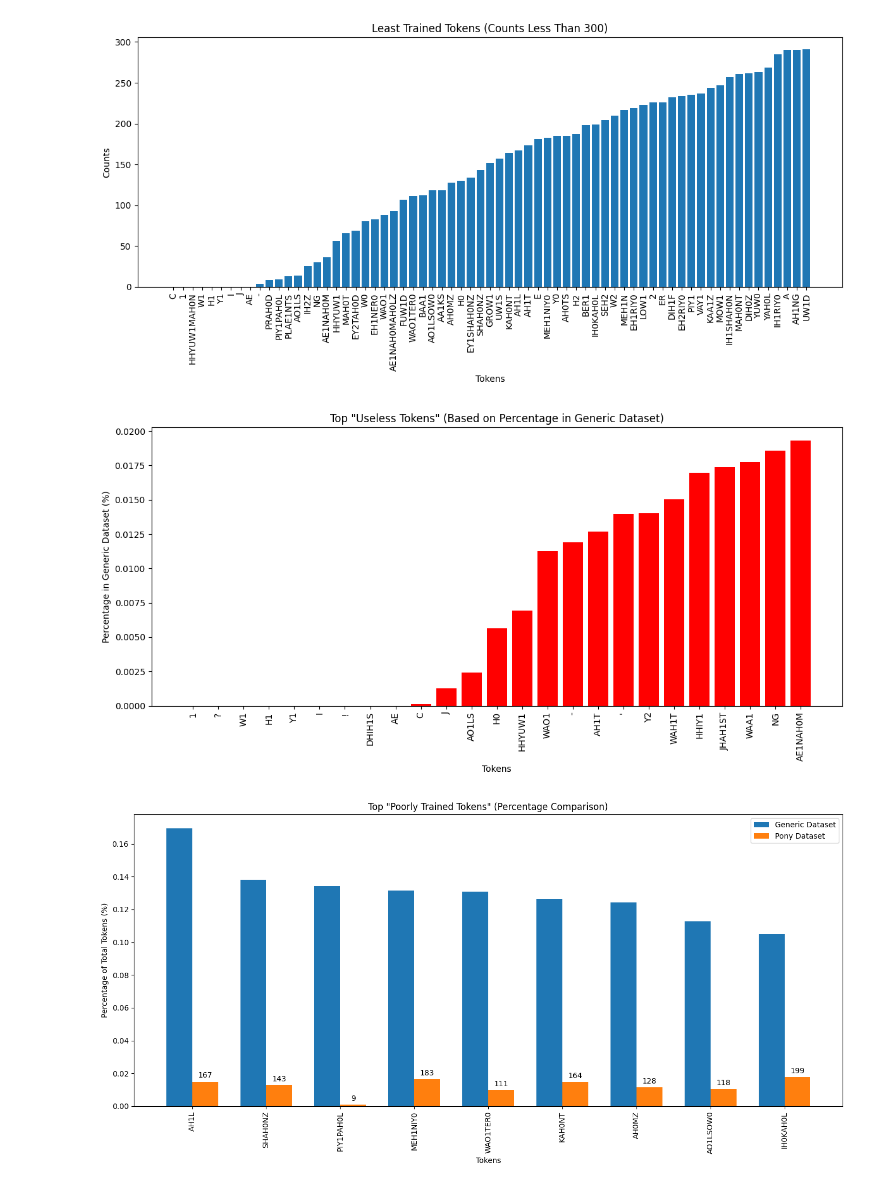
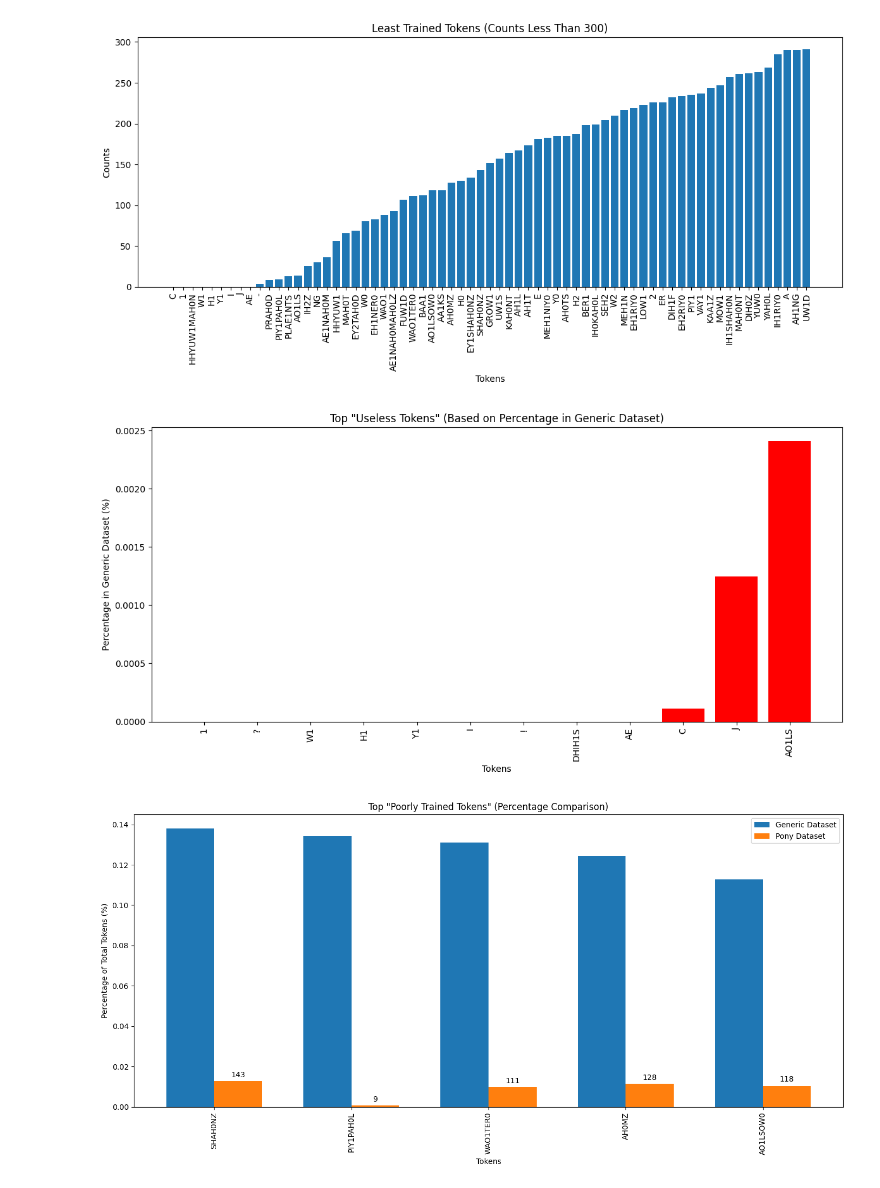
Before and after one commit to synthbot-anon/sample-code, a Jupyter notebook: notebooks/tokenizer_analysis.ipynb, the cells around one changed output. Saved outputs shown, nothing was run; the diff lists cells and outputs as text; code cells hidden in the pictures.

```diff
--- a/notebooks/tokenizer_analysis.ipynb
+++ b/notebooks/tokenizer_analysis.ipynb
@@ -131,7 +131,7 @@ dataset_token_percentages = {
 }
 
 # Step 2: Define Thresholds Based on Percentages
-useless_percentage_threshold = 0.02  # Tokens less than 0.01% are considered 'useless'
+useless_percentage_threshold = 0.005  # Tokens less than 0.005% are considered 'useless'
 
 # Step 3: Identify 'Useless Tokens'
 useless_tokens = {
@@ -167,12 +167,12 @@ plt.xticks(rotation=90)
 plt.tight_layout()
 plt.show()
 # %% [output]
-[figure, old version]
+[figure, new version]
 # %%
 ## Visualize 'Poorly Trained Tokens'
 
 # Define a percentage threshold for 'underrepresented' in Pony
-dataset_underrepresented_threshold = 200  # Tokens that appear less than 200 times in Pony
+dataset_underrepresented_threshold = 150  # Tokens that appear less than 150 times in Pony
 common_percentage_threshold = 0.1    # Tokens more than 0.1% are considered 'common' in generic dataset
 
 poorly_trained_tokens = {
@@ -204,34 +204,34 @@ dataset_percentages_poorly_trained = dataset_percentages_poorly_trained[:top_n_p
 dataset_counts_poorly_trained = dataset_counts_poorly_trained[:top_n_poorly_trained]
 
 # Plotting 'Poorly Trained Tokens'
 x = np.arange(len(tokens_poorly_trained))
 width = 0.35
 
 fig, ax = plt.subplots(figsize=(14, 7))
 rects1 = ax.bar(x - width/2, generic_percentages_poorly_trained, width, label='Generic Dataset')
 rects2 = ax.bar(x + width/2, dataset_percentages_poorly_trained, width, label='Pony Dataset')
 
 # Add labels and title
 ax.set_xlabel('Tokens')
 ax.set_ylabel('Percentage of Total Tokens (%)')
 ax.set_title(f'Top "Poorly Trained Tokens" (Percentage Comparison)')
 ax.set_xticks(x)
 ax.set_xticklabels(tokens_poorly_trained, rotation=90)
 ax.legend()
 
 # Annotate the 'Pony Dataset' bars with the absolute counts from Pony
 for rect, count in zip(rects2, dataset_counts_poorly_trained):
     height = rect.get_height()
     ax.annotate(f'{count}',
                 xy=(rect.get_x() + rect.get_width() / 2, height),
                 xytext=(0, 3),  # Offset text by 3 points vertically
                 textcoords="offset points",
                 ha='center', va='bottom')
 
 fig.tight_layout()
 plt.show()
 # %% [output]
-[figure, old version]
+[figure, new version]
 # %%
 # Import necessary libraries
 import matplotlib.pyplot as plt
```
Also changed, not shown: parts of 1 cell of this notebook.
